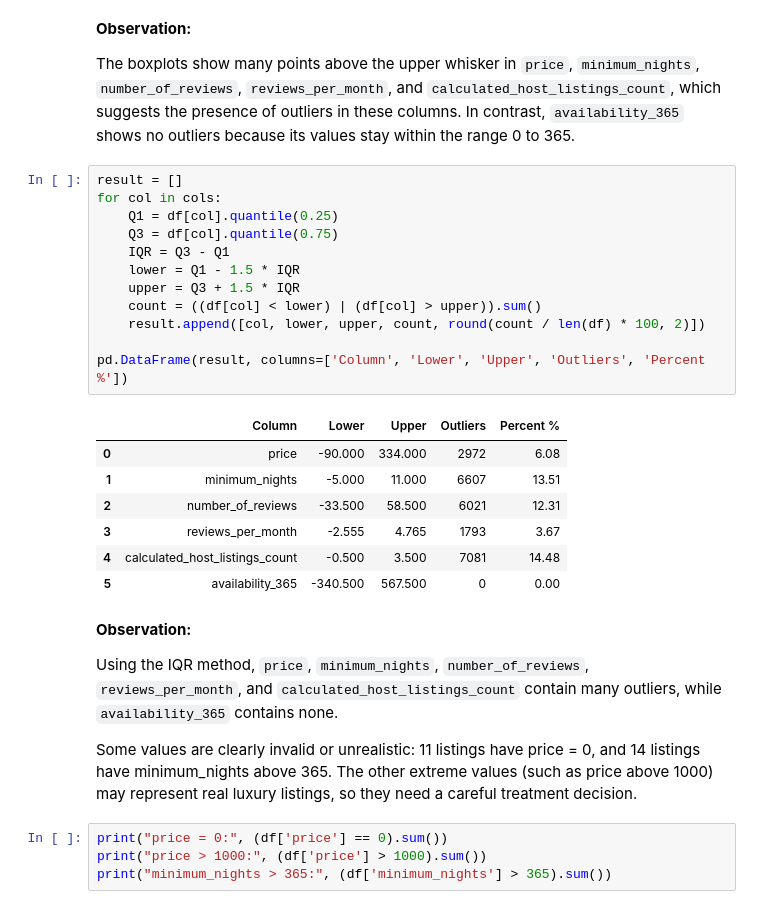
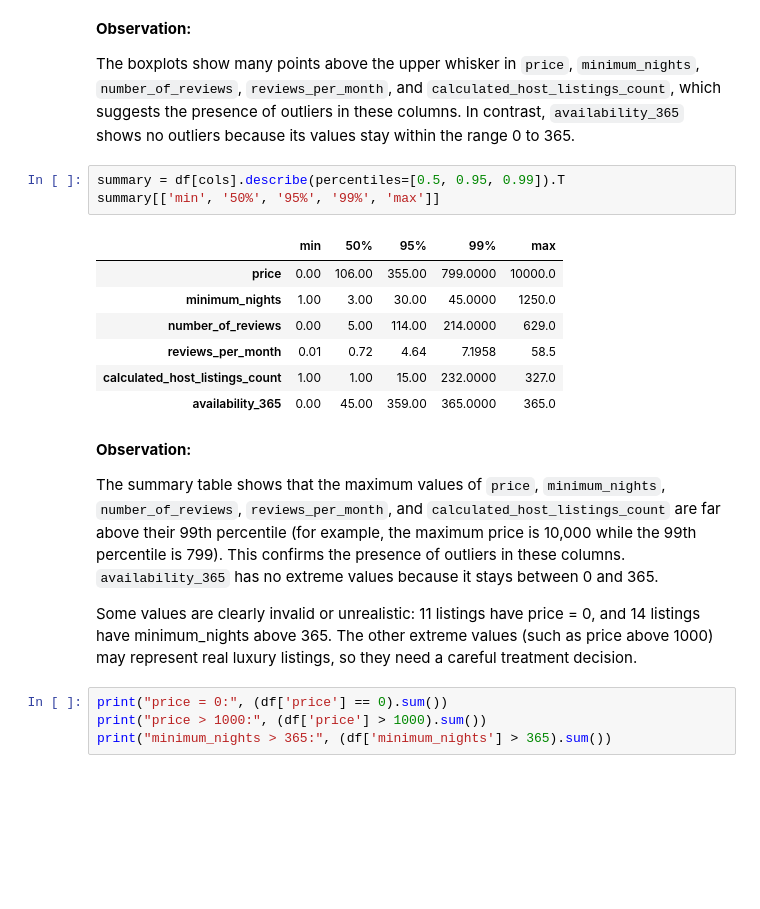
Before and after one commit to samaaali76/Task1-machine-learning, a Jupyter notebook: Notebook.ipynb, the cells around one changed output. Drawn from its saved outputs; the diff is of its cells as text; blank space fills up the shorter version.

```diff
--- a/Notebook.ipynb
+++ b/Notebook.ipynb
@@ -220,29 +220,20 @@ for col in cols:
 
 The boxplots show many points above the upper whisker in `price`, `minimum_nights`, `number_of_reviews`, `reviews_per_month`, and `calculated_host_listings_count`, which suggests the presence of outliers in these columns. In contrast, `availability_365` shows no outliers because its values stay within the range 0 to 365.
 # %%
-result = []
-for col in cols:
-    Q1 = df[col].quantile(0.25)
-    Q3 = df[col].quantile(0.75)
-    IQR = Q3 - Q1
-    lower = Q1 - 1.5 * IQR
-    upper = Q3 + 1.5 * IQR
-    count = ((df[col] < lower) | (df[col] > upper)).sum()
-    result.append([col, lower, upper, count, round(count / len(df) * 100, 2)])
-
-pd.DataFrame(result, columns=['Column', 'Lower', 'Upper', 'Outliers', 'Percent %'])
+summary = df[cols].describe(percentiles=[0.5, 0.95, 0.99]).T
+summary[['min', '50%', '95%', '99%', 'max']]
 # %% [output]
-|  | Column | Lower | Upper | Outliers | Percent % |
-| 0 | price | -90.000 | 334.000 | 2972 | 6.08 |
-| 1 | minimum_nights | -5.000 | 11.000 | 6607 | 13.51 |
-| 2 | number_of_reviews | -33.500 | 58.500 | 6021 | 12.31 |
-| 3 | reviews_per_month | -2.555 | 4.765 | 1793 | 3.67 |
-| 4 | calculated_host_listings_count | -0.500 | 3.500 | 7081 | 14.48 |
-| 5 | availability_365 | -340.500 | 567.500 | 0 | 0.00 |
+|  | min | 50% | 95% | 99% | max |
+| price | 0.00 | 106.00 | 355.00 | 799.0000 | 10000.0 |
+| minimum_nights | 1.00 | 3.00 | 30.00 | 45.0000 | 1250.0 |
+| number_of_reviews | 0.00 | 5.00 | 114.00 | 214.0000 | 629.0 |
+| reviews_per_month | 0.01 | 0.72 | 4.64 | 7.1958 | 58.5 |
+| calculated_host_listings_count | 1.00 | 1.00 | 15.00 | 232.0000 | 327.0 |
+| availability_365 | 0.00 | 45.00 | 359.00 | 365.0000 | 365.0 |
 # %% [markdown]
 **Observation:**
 
-Using the IQR method, `price`, `minimum_nights`, `number_of_reviews`, `reviews_per_month`, and `calculated_host_listings_count` contain many outliers, while `availability_365` contains none.
+The summary table shows that the maximum values of `price`, `minimum_nights`, `number_of_reviews`, `reviews_per_month`, and `calculated_host_listings_count` are far above their 99th percentile (for example, the maximum price is 10,000 while the 99th percentile is 799). This confirms the presence of outliers in these columns. `availability_365` has no extreme values because it stays between 0 and 365.
 
 Some values are clearly invalid or unrealistic: 11 listings have price = 0, and 14 listings have minimum_nights above 365. The other extreme values (such as price above 1000) may represent real luxury listings, so they need a careful treatment decision.
 # %%
```
Also changed, not shown: parts of 14 cells of this notebook.
